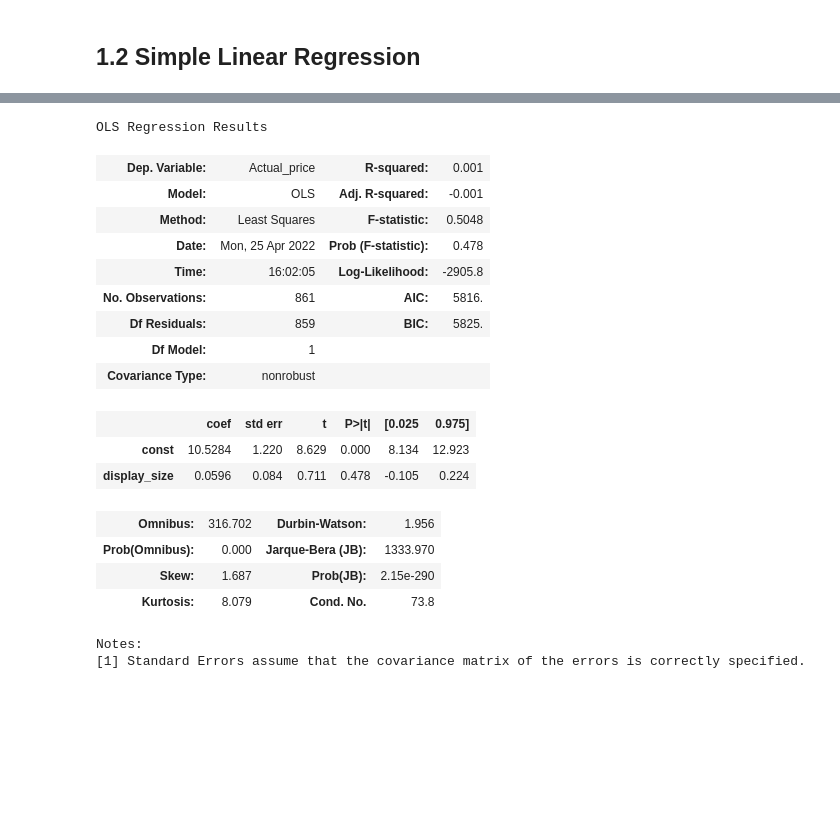
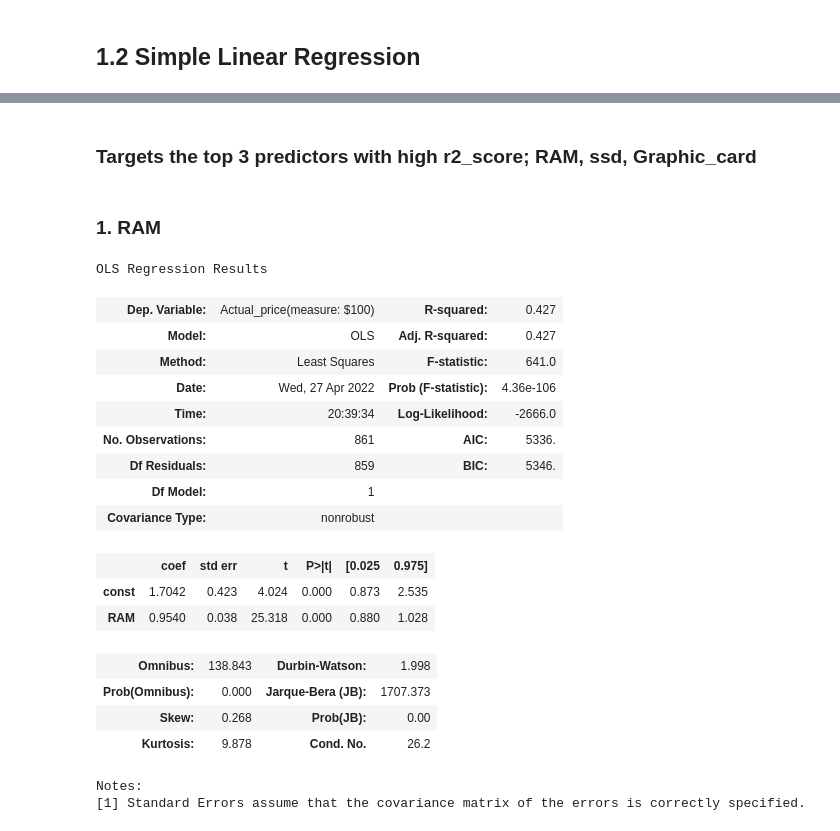
Before and after one commit to Moojun/study_ML, a Jupyter notebook: 2.Data_Analysis/src/1_Regression.ipynb, the cells around one changed output, grey strips where cells are left out. Cells and saved outputs as stored; diff of their text form; code cells hidden in the pictures; blank space fills up the shorter version.

```diff
--- a/2.Data_Analysis/src/1_Regression.ipynb
+++ b/2.Data_Analysis/src/1_Regression.ipynb
@@ -260,34 +284,38 @@ R2 : -1.042816057614723
-# %%
-# using statsmodels
-import statsmodels.api as sm
-
-# predictor & depentent var
-X_train = Laptop_df["display_size"]
-y_true = Laptop_df["Actual_price(measure: $100)"]
-
-# ols model with intercept added to predictor
-OLS_sm = sm.OLS(y_true, sm.add_constant(X_train))
-
-# fitted model and summary
-OLS_sm_results = OLS_sm.fit()
-OLS_sm_results.summary()
-# %% [output]
-OLS Regression Results
-| Dep. Variable: | Actual_price | R-squared: | 0.001 |
-| Model: | OLS | Adj. R-squared: | -0.001 |
-| Method: | Least Squares | F-statistic: | 0.5048 |
-| Date: | Mon, 25 Apr 2022 | Prob (F-statistic): | 0.478 |
-| Time: | 16:02:05 | Log-Likelihood: | -2905.8 |
-| No. Observations: | 861 | AIC: | 5816. |
-| Df Residuals: | 859 | BIC: | 5825. |
-| Df Model: | 1 |  |  |
-| Covariance Type: | nonrobust |  |  |
-|  | coef | std err | t | P>|t| | [0.025 | 0.975] |
-| const | 10.5284 | 1.220 | 8.629 | 0.000 | 8.134 | 12.923 |
-| display_size | 0.0596 | 0.084 | 0.711 | 0.478 | -0.105 | 0.224 |
-| Omnibus: | 316.702 | Durbin-Watson: | 1.956 |
-| Prob(Omnibus): | 0.000 | Jarque-Bera (JB): | 1333.970 |
-| Skew: | 1.687 | Prob(JB): | 2.15e-290 |
-| Kurtosis: | 8.079 | Cond. No. | 73.8 |
-Notes:
-[1] Standard Errors assume that the covariance matrix of the errors is correctly specified.
+# %% [markdown]
+### Targets the top 3 predictors with high r2_score; RAM, ssd, Graphic_card
+# %% [markdown]
+### 1. RAM
+# %%
+# using statsmodels
+import statsmodels.api as sm
+
+# predictor & depentent var
+X_train = Laptop_df["RAM"]
+y_true = Laptop_df["Actual_price(measure: $100)"]
+
+# ols model with intercept added to predictor
+OLS_sm = sm.OLS(y_true, sm.add_constant(X_train))
+
+# fitted model and summary
+OLS_sm_results = OLS_sm.fit()
+OLS_sm_results.summary()
+# %% [output]
+OLS Regression Results
+| Dep. Variable: | Actual_price(measure: $100) | R-squared: | 0.427 |
+| Model: | OLS | Adj. R-squared: | 0.427 |
+| Method: | Least Squares | F-statistic: | 641.0 |
+| Date: | Wed, 27 Apr 2022 | Prob (F-statistic): | 4.36e-106 |
+| Time: | 20:39:34 | Log-Likelihood: | -2666.0 |
+| No. Observations: | 861 | AIC: | 5336. |
+| Df Residuals: | 859 | BIC: | 5346. |
+| Df Model: | 1 |  |  |
+| Covariance Type: | nonrobust |  |  |
+|  | coef | std err | t | P>|t| | [0.025 | 0.975] |
+| const | 1.7042 | 0.423 | 4.024 | 0.000 | 0.873 | 2.535 |
+| RAM | 0.9540 | 0.038 | 25.318 | 0.000 | 0.880 | 1.028 |
+| Omnibus: | 138.843 | Durbin-Watson: | 1.998 |
+| Prob(Omnibus): | 0.000 | Jarque-Bera (JB): | 1707.373 |
+| Skew: | 0.268 | Prob(JB): | 0.00 |
+| Kurtosis: | 9.878 | Cond. No. | 26.2 |
+Notes:
+[1] Standard Errors assume that the covariance matrix of the errors is correctly specified.
```
Also changed, not shown: parts of 13 cells of this notebook.
